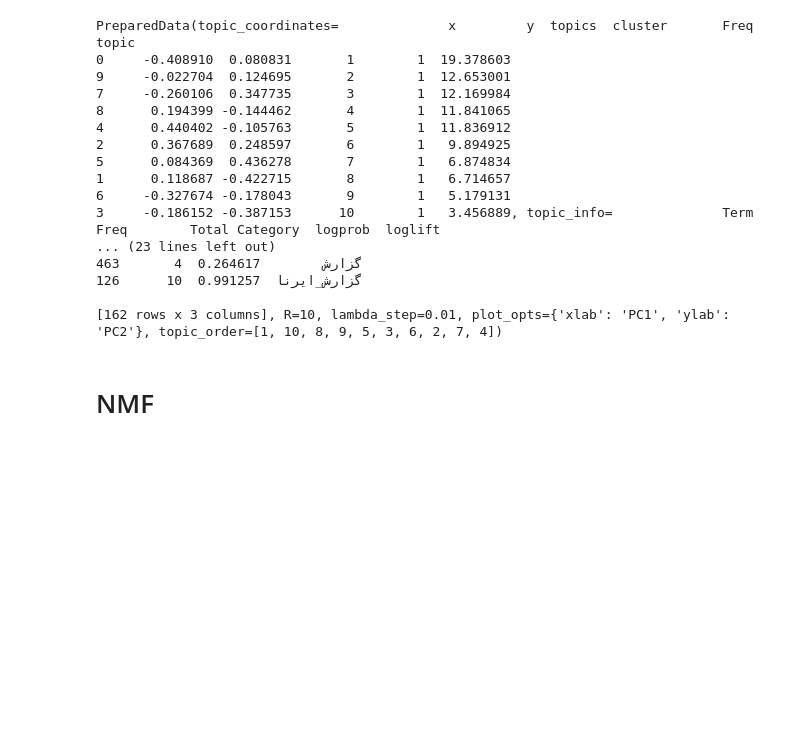
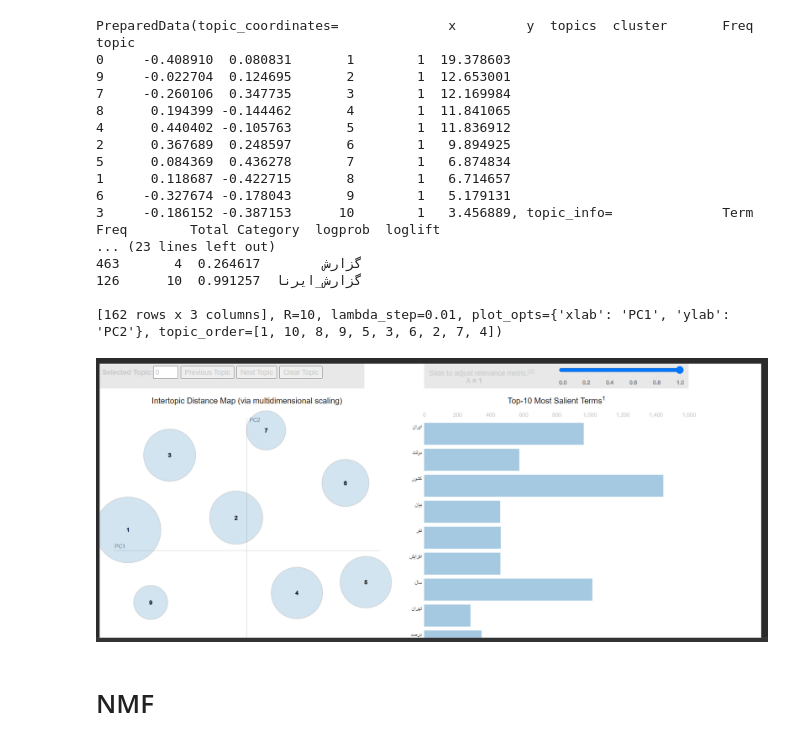
Before and after one commit to mansoorhamidzadeh/natural-language-processing, a Jupyter notebook: persian_news_topic_modeling.ipynb, the cells around one changed output. Cells and saved outputs as stored; diff of their text form; code cells hidden in the pictures; blank space fills up the shorter version.

```diff
--- a/persian_news_topic_modeling.ipynb
+++ b/persian_news_topic_modeling.ipynb
@@ -328,6 +328,11 @@ topic
 126      10  0.991257  گزارش_ایرنا
 
 [162 rows x 3 columns], R=10, lambda_step=0.01, plot_opts={'xlab': 'PC1', 'ylab': 'PC2'}, topic_order=[1, 10, 8, 9, 5, 3, 6, 2, 7, 4])
+# %%
+from IPython import display
+display.Image('img.png')
+# %% [output]
+[figure, added]
 # %% [markdown]
 # NMF
 # %%
```
Also changed, not shown: 1 other file.
